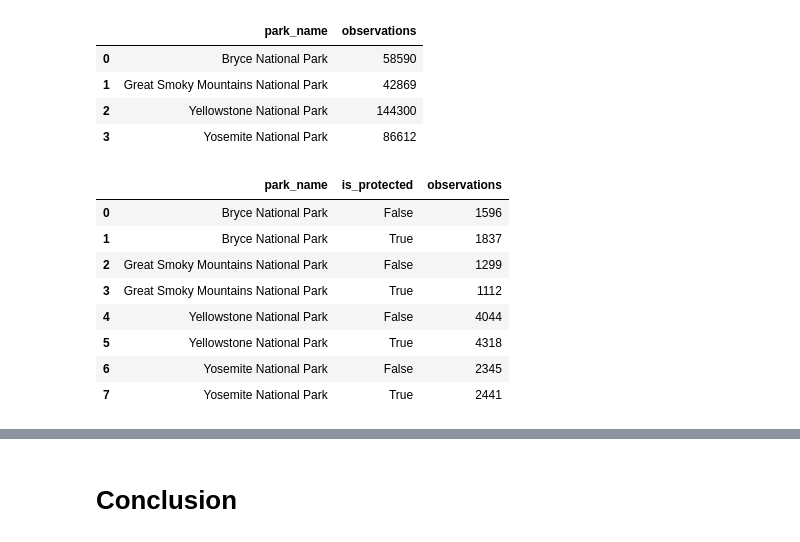
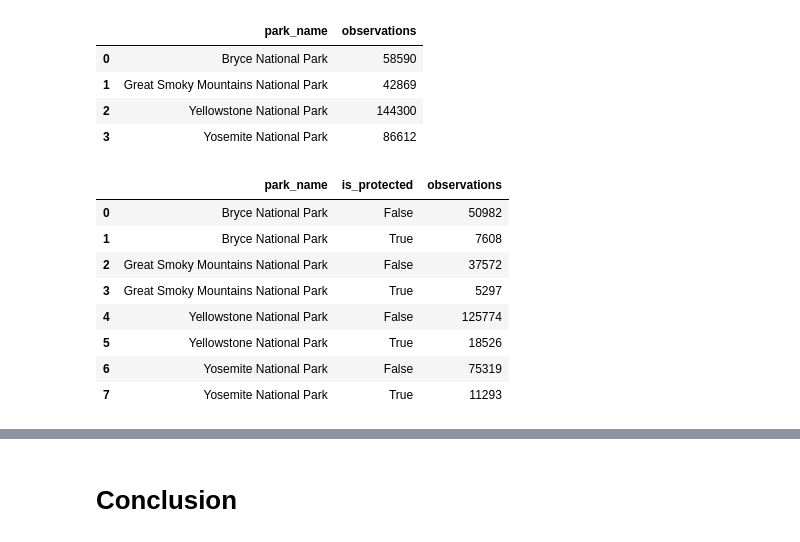
Before and after one commit to buga-man/data_science, a Jupyter notebook: biodiversity/biodiversity.ipynb, the cells around one changed output, grey strips where cells are left out. Drawn from its saved outputs; the diff is of its cells as text; code cells hidden in the pictures.

```diff
--- a/biodiversity/biodiversity.ipynb
+++ b/biodiversity/biodiversity.ipynb
@@ -536,15 +536,15 @@ bird_observations.groupby('park_name').observations.sum().reset_index()
 | 2 | Yellowstone National Park | 144300 |
 | 3 | Yosemite National Park | 86612 |
 # %%
-obs_birds_by_park = bat_observations.groupby(['park_name', 'is_protected']).observations.sum().reset_index()
+obs_birds_by_park = bird_observations.groupby(['park_name', 'is_protected']).observations.sum().reset_index()
 obs_birds_by_park
 # %% [output]
 |  | park_name | is_protected | observations |
-| 0 | Bryce National Park | False | 1596 |
-| 1 | Bryce National Park | True | 1837 |
-| 2 | Great Smoky Mountains National Park | False | 1299 |
-| 3 | Great Smoky Mountains National Park | True | 1112 |
-| 4 | Yellowstone National Park | False | 4044 |
-| 5 | Yellowstone National Park | True | 4318 |
-| 6 | Yosemite National Park | False | 2345 |
-| 7 | Yosemite National Park | True | 2441 |
+| 0 | Bryce National Park | False | 50982 |
+| 1 | Bryce National Park | True | 7608 |
+| 2 | Great Smoky Mountains National Park | False | 37572 |
+| 3 | Great Smoky Mountains National Park | True | 5297 |
+| 4 | Yellowstone National Park | False | 125774 |
+| 5 | Yellowstone National Park | True | 18526 |
+| 6 | Yosemite National Park | False | 75319 |
+| 7 | Yosemite National Park | True | 11293 |
```
Also changed, not shown: parts of 6 cells of this notebook.
